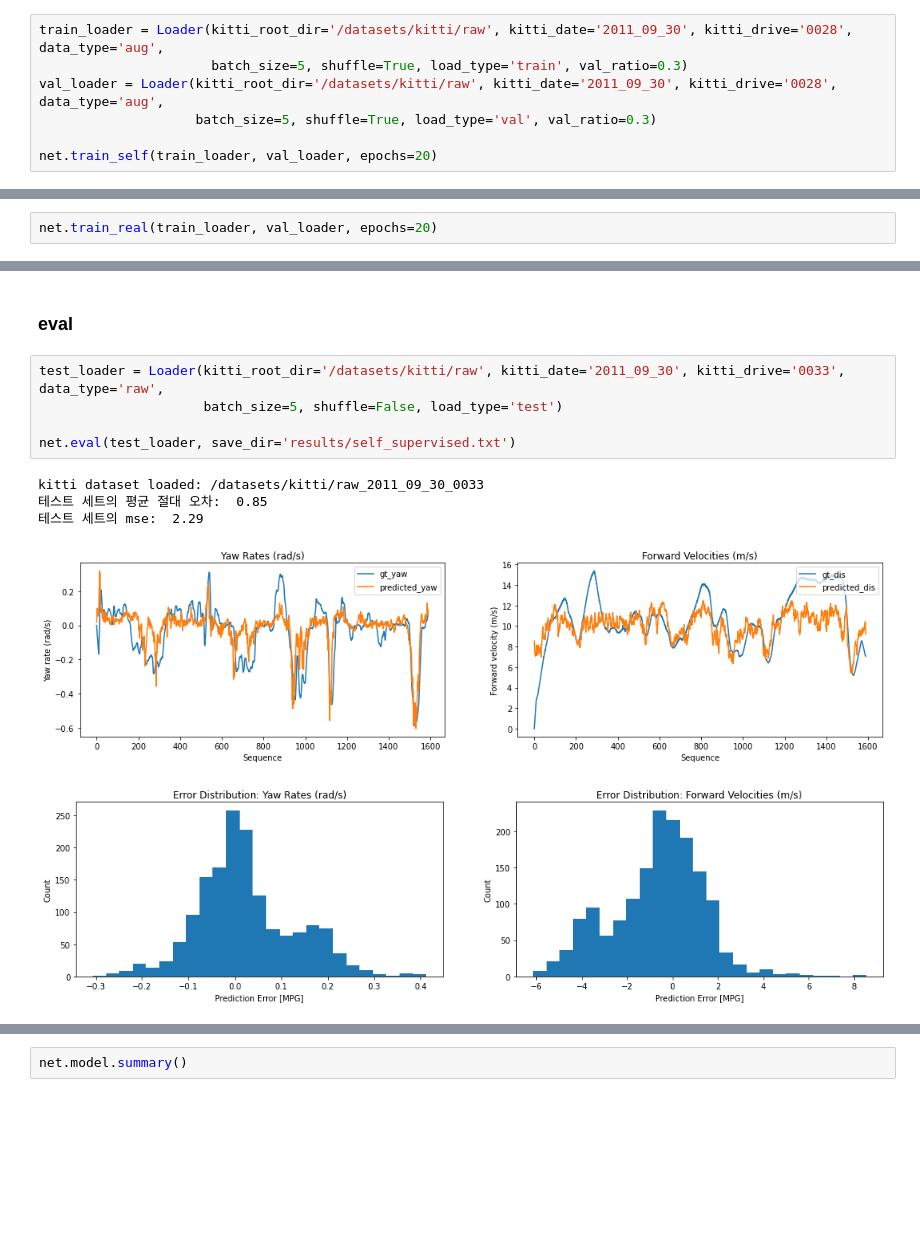
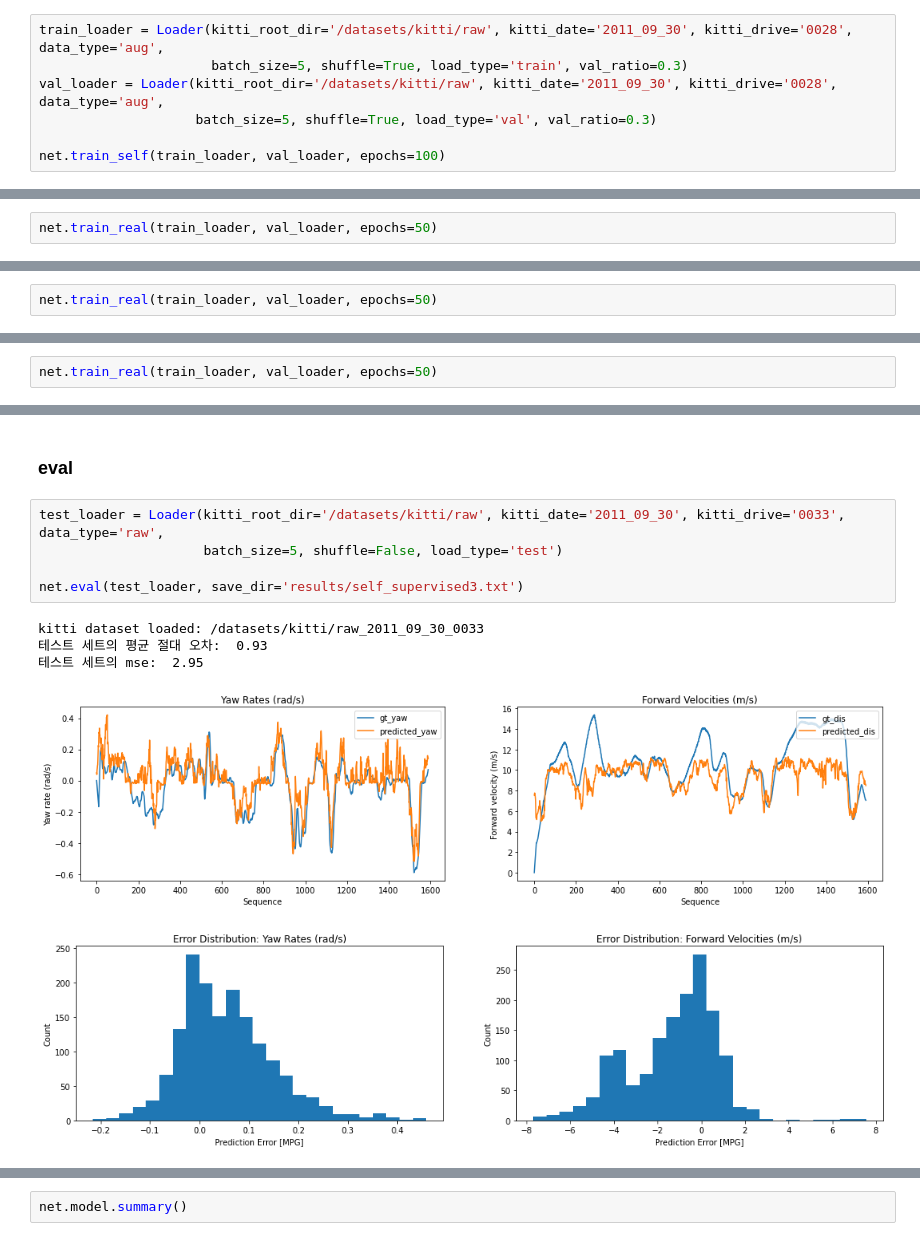
Before and after one commit to parkinkon1/sc_odom, a Jupyter notebook: Untitled1.ipynb, the cells around one changed output, grey strips where cells are left out. Drawn from its saved outputs; the diff is of its cells as text; blank space fills up the shorter version.

```diff
--- a/Untitled1.ipynb
+++ b/Untitled1.ipynb
@@ -68,7 +68,7 @@ train_loader = Loader(kitti_root_dir='/datasets/kitti/raw', kitti_date='2011_09_
 val_loader = Loader(kitti_root_dir='/datasets/kitti/raw', kitti_date='2011_09_30', kitti_drive='0028', data_type='aug',
                     batch_size=5, shuffle=True, load_type='val', val_ratio=0.3)
 
-net.train_self(train_loader, val_loader, epochs=20)
+net.train_self(train_loader, val_loader, epochs=100)
 # %% [output]
 kitti dataset loaded: /datasets/kitti/raw_2011_09_30_0028
 kitti dataset loaded: /datasets/kitti/raw_2011_09_30_0028
@@ -119,3 +119,3 @@ Epoch 10/10
 # %%
-net.train_real(train_loader, val_loader, epochs=20)
+net.train_real(train_loader, val_loader, epochs=50)
 # %% [output]
@@ -139,0 +140,2 @@ Epoch 20/20
+# %%
+net.train_real(train_loader, val_loader, epochs=50)
@@ -139,0 +161,2 @@ Epoch 20/20
+# %%
+net.train_real(train_loader, val_loader, epochs=50)
@@ -142,11 +184,11 @@ Epoch 20/20
 # %%
 test_loader = Loader(kitti_root_dir='/datasets/kitti/raw', kitti_date='2011_09_30', kitti_drive='0033', data_type='raw',
                      batch_size=5, shuffle=False, load_type='test')
 
-net.eval(test_loader, save_dir='results/self_supervised.txt')
+net.eval(test_loader, save_dir='results/self_supervised3.txt')
 # %% [output]
 kitti dataset loaded: /datasets/kitti/raw_2011_09_30_0033
-테스트 세트의 평균 절대 오차:  0.85
-테스트 세트의 mse:  2.29
+테스트 세트의 평균 절대 오차:  0.93
+테스트 세트의 mse:  2.95
-[figure, old version]
+[figure, new version]
-[figure, old version]
+[figure, new version]
```
Also changed, not shown: parts of 7 cells of this notebook, 6 other files.
